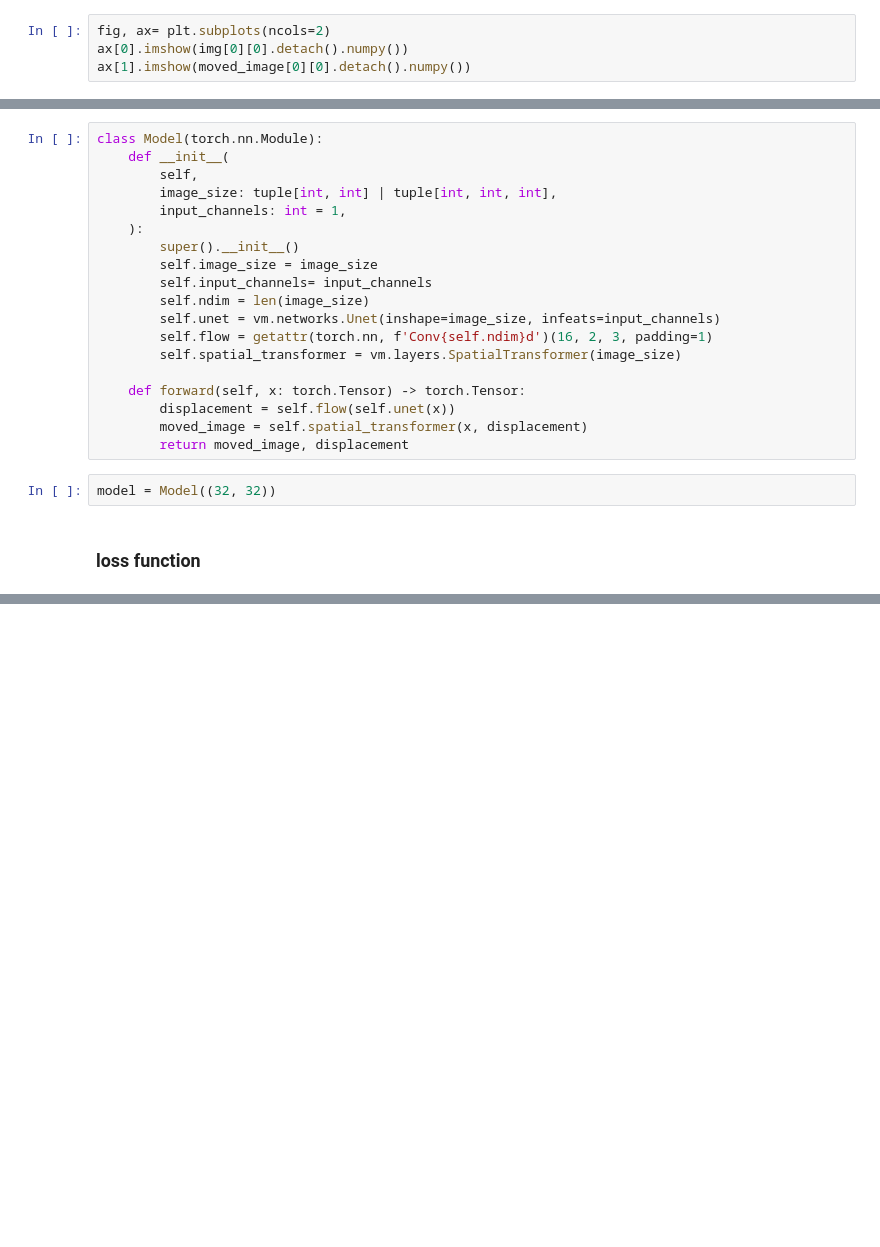
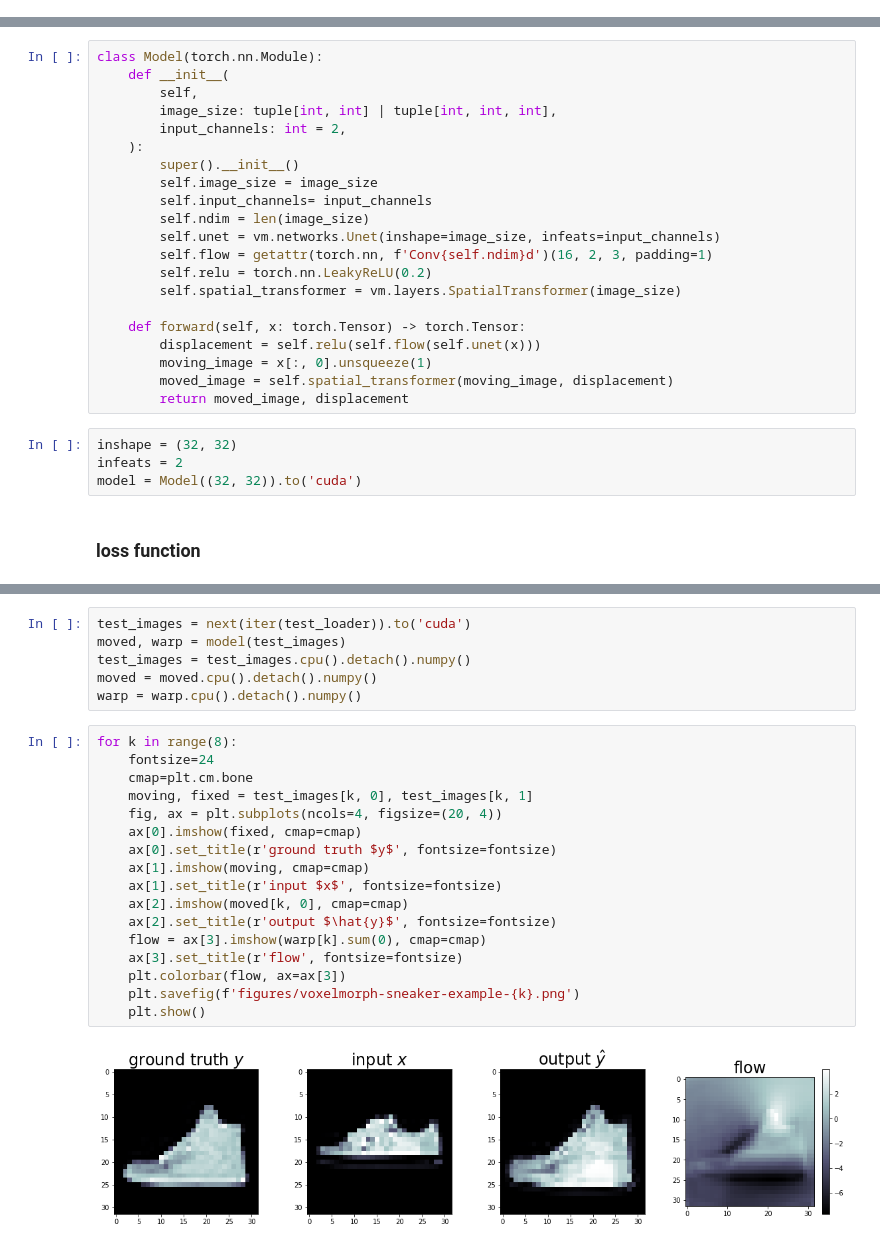
Before and after one commit to clu5/registration, a Jupyter notebook: notebooks/playground.ipynb, the cells around one changed output, grey strips where cells are left out. Cells and saved outputs as stored; diff of their text form; blank space fills up the shorter version.

```diff
--- a/notebooks/playground.ipynb
+++ b/notebooks/playground.ipynb
@@ -240,4 +242,0 @@ moved_image = spatial_transformer(moving_image, displacement)
-# %%
-fig, ax= plt.subplots(ncols=2)
-ax[0].imshow(img[0][0].detach().numpy())
-ax[1].imshow(moved_image[0][0].detach().numpy())
@@ -249,7 +245,7 @@ class Model(torch.nn.Module):
     def __init__(
         self,
         image_size: tuple[int, int] | tuple[int, int, int],
-        input_channels: int = 1,
+        input_channels: int = 2,
     ):
         super().__init__()
         self.image_size = image_size
@@ -257,14 +253,18 @@ class Model(torch.nn.Module):
         self.ndim = len(image_size)
         self.unet = vm.networks.Unet(inshape=image_size, infeats=input_channels)
         self.flow = getattr(torch.nn, f'Conv{self.ndim}d')(16, 2, 3, padding=1)
+        self.relu = torch.nn.LeakyReLU(0.2)
         self.spatial_transformer = vm.layers.SpatialTransformer(image_size)
 
     def forward(self, x: torch.Tensor) -> torch.Tensor:
-        displacement = self.flow(self.unet(x))
-        moved_image = self.spatial_transformer(x, displacement)
+        displacement = self.relu(self.flow(self.unet(x)))
+        moving_image = x[:, 0].unsqueeze(1)
+        moved_image = self.spatial_transformer(moving_image, displacement)
         return moved_image, displacement
 # %%
-model = Model((32, 32))
+inshape = (32, 32)
+infeats = 2
+model = Model((32, 32)).to('cuda')
 # %% [markdown]
 ### loss function
 # %%
@@ -326,0 +351,25 @@ KeyboardInterrupt:
+# %%
+test_images = next(iter(test_loader)).to('cuda')
+moved, warp = model(test_images)
+test_images = test_images.cpu().detach().numpy()
+moved = moved.cpu().detach().numpy()
+warp = warp.cpu().detach().numpy()
+# %%
+for k in range(8):
+    fontsize=24
+    cmap=plt.cm.bone
+    moving, fixed = test_images[k, 0], test_images[k, 1]
+    fig, ax = plt.subplots(ncols=4, figsize=(20, 4))
+    ax[0].imshow(fixed, cmap=cmap)
+    ax[0].set_title(r'ground truth $y$', fontsize=fontsize)
+    ax[1].imshow(moving, cmap=cmap)
+    ax[1].set_title(r'input $x$', fontsize=fontsize)
+    ax[2].imshow(moved[k, 0], cmap=cmap)
+    ax[2].set_title(r'output $\hat{y}$', fontsize=fontsize)
+    flow = ax[3].imshow(warp[k].sum(0), cmap=cmap)
+    ax[3].set_title(r'flow', fontsize=fontsize)
+    plt.colorbar(flow, ax=ax[3])
+    plt.savefig(f'figures/voxelmorph-sneaker-example-{k}.png')
+    plt.show()
+# %% [output]
+[figure, added]
```
Also changed, not shown: parts of 48 cells of this notebook, 1 other file.
